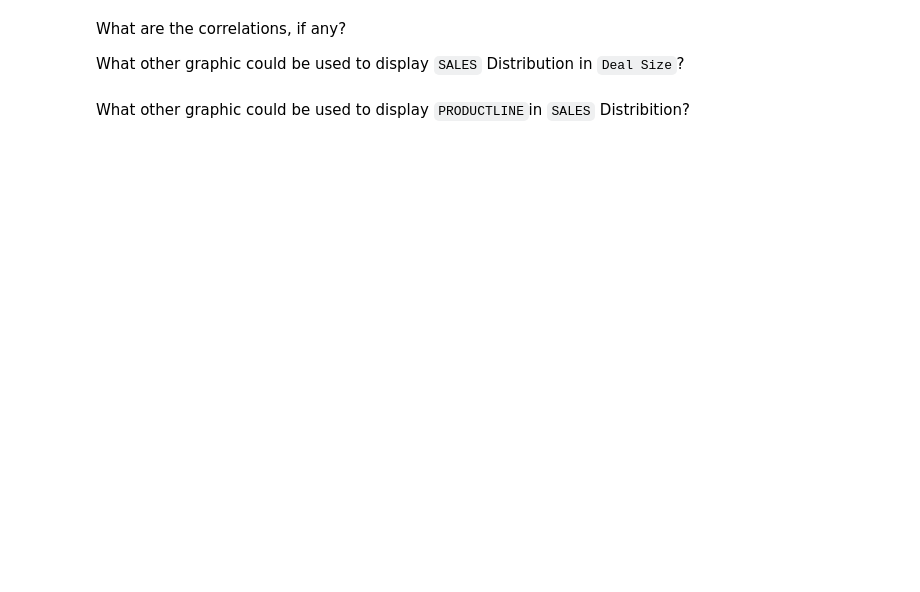
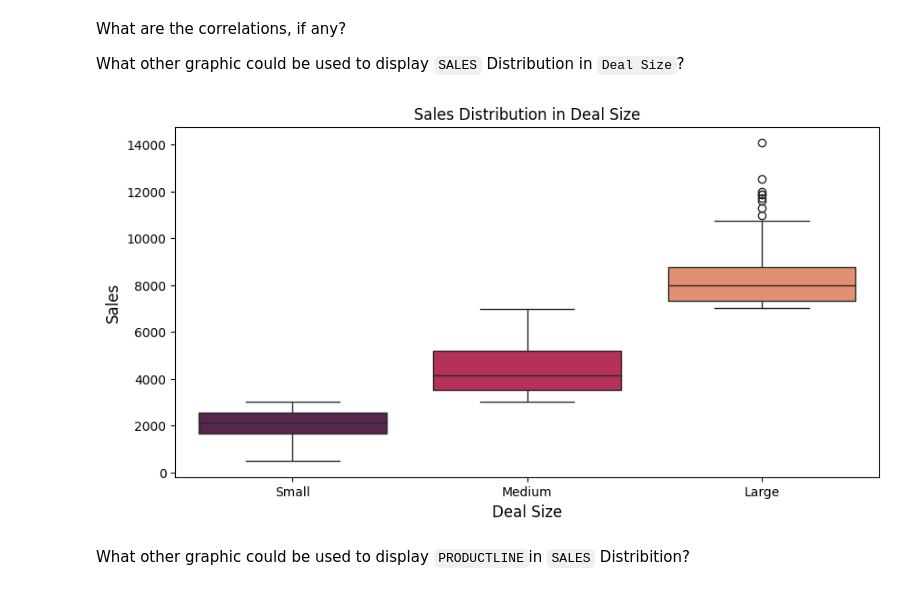
Before and after one commit to jamaleb67/jamaleb67.github.io, a Jupyter notebook: car-sales-visualizations-main-Car Sales Exercise/Car Sales Exercise/Car Sales Visualizations Student Exercise.ipynb, the cells around one changed output. Cells and saved outputs as stored; diff of their text form; code cells hidden in the pictures; blank space fills up the shorter version.

```diff
--- a/car-sales-visualizations-main-Car Sales Exercise/Car Sales Exercise/Car Sales Visualizations Student Exercise.ipynb
+++ b/car-sales-visualizations-main-Car Sales Exercise/Car Sales Exercise/Car Sales Visualizations Student Exercise.ipynb
@@ -347,12 +439,14 @@ What other graphic could be used to display `SALES` Distribution in `Deal Size`?
 # %%
 #Sales Distribution in Deal Size
 plt.figure(1 , figsize = (10,5))
-sns.[fill_in_blank](x = 'DEALSIZE' , y = 'SALES' , data = cars_df, palette='rocket')
+sns.boxplot(x = 'DEALSIZE' , y = 'SALES' , data = cars_df, palette='rocket')
 plt.title('Sales Distribution in Deal Size')
 plt.xlabel("Deal Size", fontsize=12)
 plt.ylabel("Sales", fontsize=12)
 plt.xticks(rotation = 0)
 plt.show()
+# %% [output]
+[figure, added]
 # %% [markdown]
 What other graphic could be used to display `PRODUCTLINE`in `SALES` Distribition?
 # %%
```
Also changed, not shown: parts of 16 cells of this notebook.
